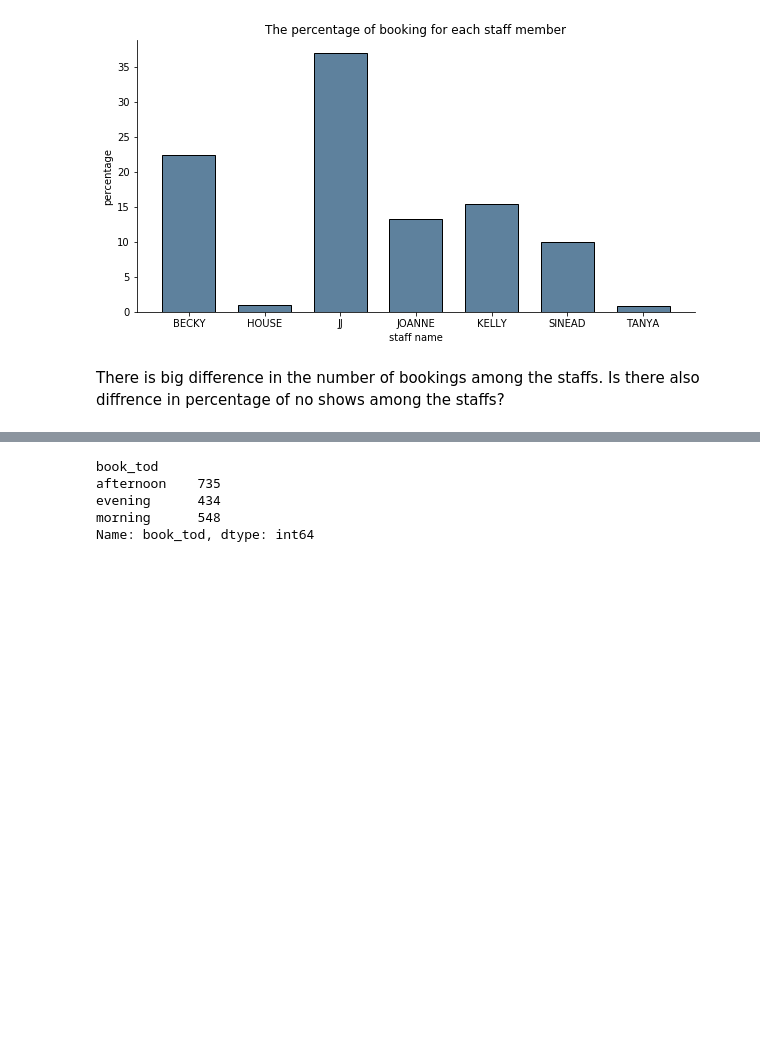
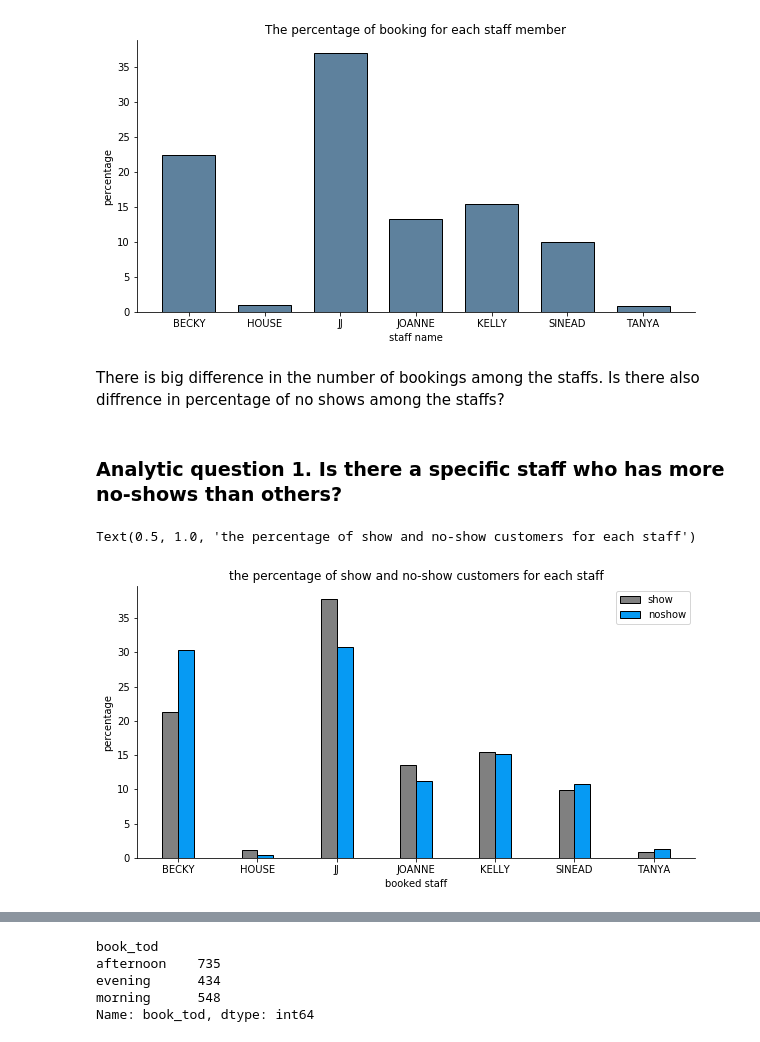
Before and after one commit to datasciyj/Assignments, a Jupyter notebook: Capstone_Analytic_Report.ipynb, the cells around one changed output, grey strips where cells are left out. Drawn from its saved outputs; the diff is of its cells as text; code cells hidden in the pictures; blank space fills up the shorter version.

```diff
--- a/Capstone_Analytic_Report.ipynb
+++ b/Capstone_Analytic_Report.ipynb
@@ -130,3 +133,34 @@ Text(0.5, 1.0, 'The percentage of booking for each staff member')
 [figure]
 # %% [markdown]
 There is big difference in the number of bookings among the staffs. Is there also diffrence in percentage of no shows among the staffs?
+# %% [markdown]
+### Analytic question 1. Is there a specific staff who has more no-shows than others?
+# %%
+show_raw=df[df['noshow']==0].groupby(df['book_staff']).book_staff.count()
+noshow_raw=df[df['noshow']==1].groupby(df['book_staff']).book_staff.count()
+
+show=show_raw/show_raw.sum()*100
+noshow=noshow_raw/noshow_raw.sum()*100
+
+
+N=7
+ind=np.arange(N)
+width=0.2
+
+fig=plt.figure(figsize=[10,5])
+ax=fig.add_subplot(111)
+
+ax.bar(ind, show, width, color='gray', label='show', edgecolor='black')
+ax.bar(ind+width, noshow, width, color='xkcd:azure', label='noshow', edgecolor='black')
+ax.legend()
+ax.spines['top'].set_visible(False)
+ax.spines['right'].set_visible(False)
+
+ax.set_xticks(ind+width/2)
+ax.set_xticklabels(['BECKY','HOUSE','JJ','JOANNE','KELLY','SINEAD','TANYA'])
+plt.ylabel('percentage')
+plt.xlabel('booked staff')
+plt.title('the percentage of show and no-show customers for each staff')
+# %% [output]
+Text(0.5, 1.0, 'the percentage of show and no-show customers for each staff')
+[figure, added]
```
Also changed, not shown: parts of 40 cells of this notebook.
